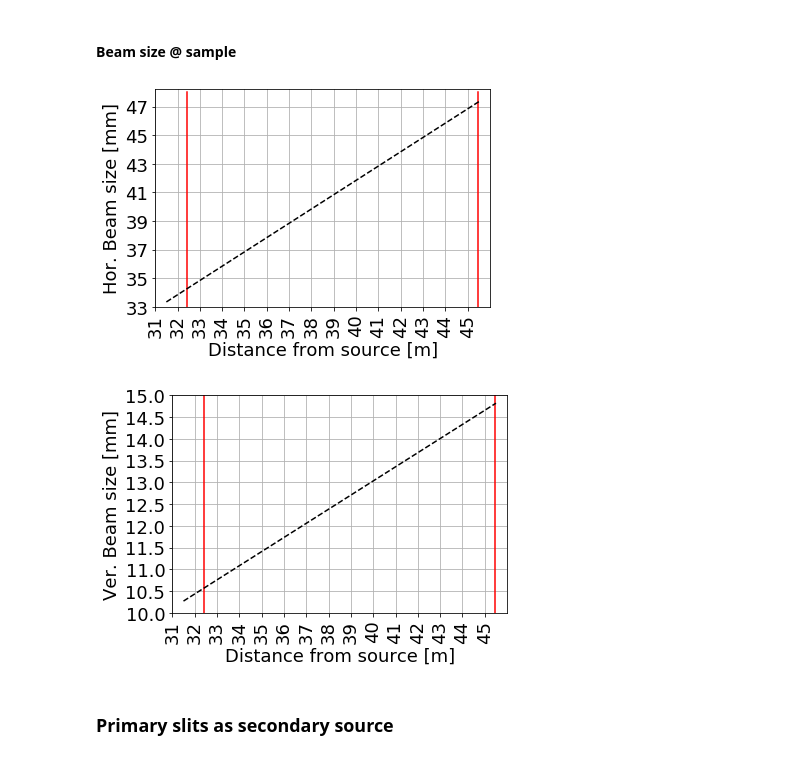
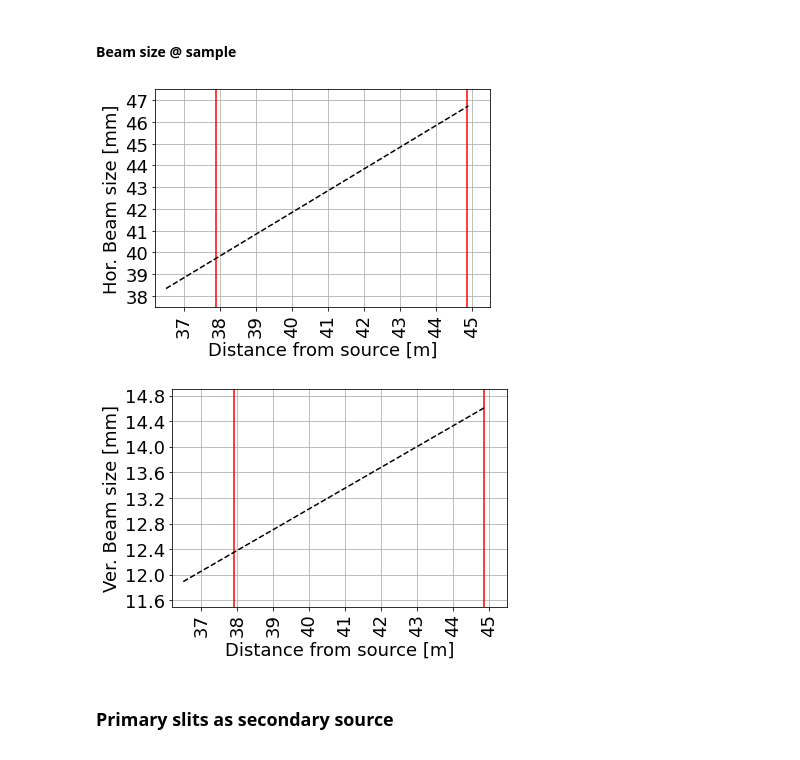
Before and after one commit to gianthk/BEATS_raytracing, a Jupyter notebook: BEATS_TDR-Chapter_07f_Optics_Raytracing.ipynb, the cells around one changed output. Saved outputs shown, nothing was run; the diff lists cells and outputs as text; code cells hidden in the pictures.

Commit message:
updated layout: 9m exp. hutch

```diff
--- a/BEATS_TDR-Chapter_07f_Optics_Raytracing.ipynb
+++ b/BEATS_TDR-Chapter_07f_Optics_Raytracing.ipynb
@@ -311,40 +325,40 @@ Effective Ver. divergence: 0.36 -> 0.36 [mrad] > Source Ver. divergence: 0.33 [m
 #### Beam size @ sample
 # %%
 # HORIZONTAL
-SDD = np.arange(31.5, 45.64, 0.2) # Sample Detector Distance [m] entrance of exp. hutch to beam stop
-d_window2 = 32.422 # [m] Window 2
-d_bs = 45.444 # [m] Beam Stop
+SDD = np.arange(36.5, 44.965, 0.2) # Sample Detector Distance [m] entrance of exp. hutch to beam stop
+d_window2 = 37.900 # [m] Window 2
+d_bs = 44.865 # [m] Beam Stop
 f, ax = plt.subplots()
 plt.plot([d_window2, d_window2], [20, 48], 'r')
 plt.plot([d_bs, d_bs], [20, 48], 'r')
 plt.plot(SDD, 1e3*(ss_x+(np.sin(eta_x*1e-3)*SDD)), '--k')
 plt.xlabel('Distance from source [m]')
 plt.ylabel('Hor. Beam size [mm]')
 plt.xticks(np.arange(31, 46, 1))
 plt.xticks(rotation=90)
-plt.yticks(np.arange(33, 55, 2))
-ax.set(xlim=(31, 46), ylim=(33, 48.2))
+plt.yticks(np.arange(33, 55, 1))
+ax.set(xlim=(36.2, 45.5), ylim=(37.5, 47.5))
 plt.grid(True, which="both")
 # plt.legend(['Window 2 pos', 'Hor. beam width'], loc='upper center')
 f.savefig("Hor_beam_size.png", bbox_inches='tight', dpi=600)
 
 # VERTICAL
 f, ax = plt.subplots()
 plt.plot([d_window2, d_window2], [10, 18], 'r')
 plt.plot([d_bs, d_bs], [10, 18], 'r')
 plt.plot(SDD, 1e3*(ss_y+(np.sin(eta_y*1e-3)*SDD)), '--k')
 plt.xlabel('Distance from source [m]')
 plt.ylabel('Ver. Beam size [mm]')
 plt.xticks(np.arange(31, 46, 1))
 plt.xticks(rotation=90)
-plt.yticks(np.arange(10, 16, 0.5))
-ax.set(xlim=(31, 46), ylim=(10, 15))
+plt.yticks(np.arange(10, 16, 0.4))
+ax.set(xlim=(36.2, 45.5), ylim=(11.5, 14.9))
 
 plt.grid(True, which="both")
 f.savefig("Ver_beam_size.png", bbox_inches='tight', dpi=600)
 # %% [output]
-[figure, old version]
+[figure, new version]
-[figure, old version]
+[figure, new version]
 # %% [markdown]
 ### Primary slits as secondary source
 # %% [markdown]
```
Also changed, not shown: parts of 10 cells of this notebook, 12 other files.
